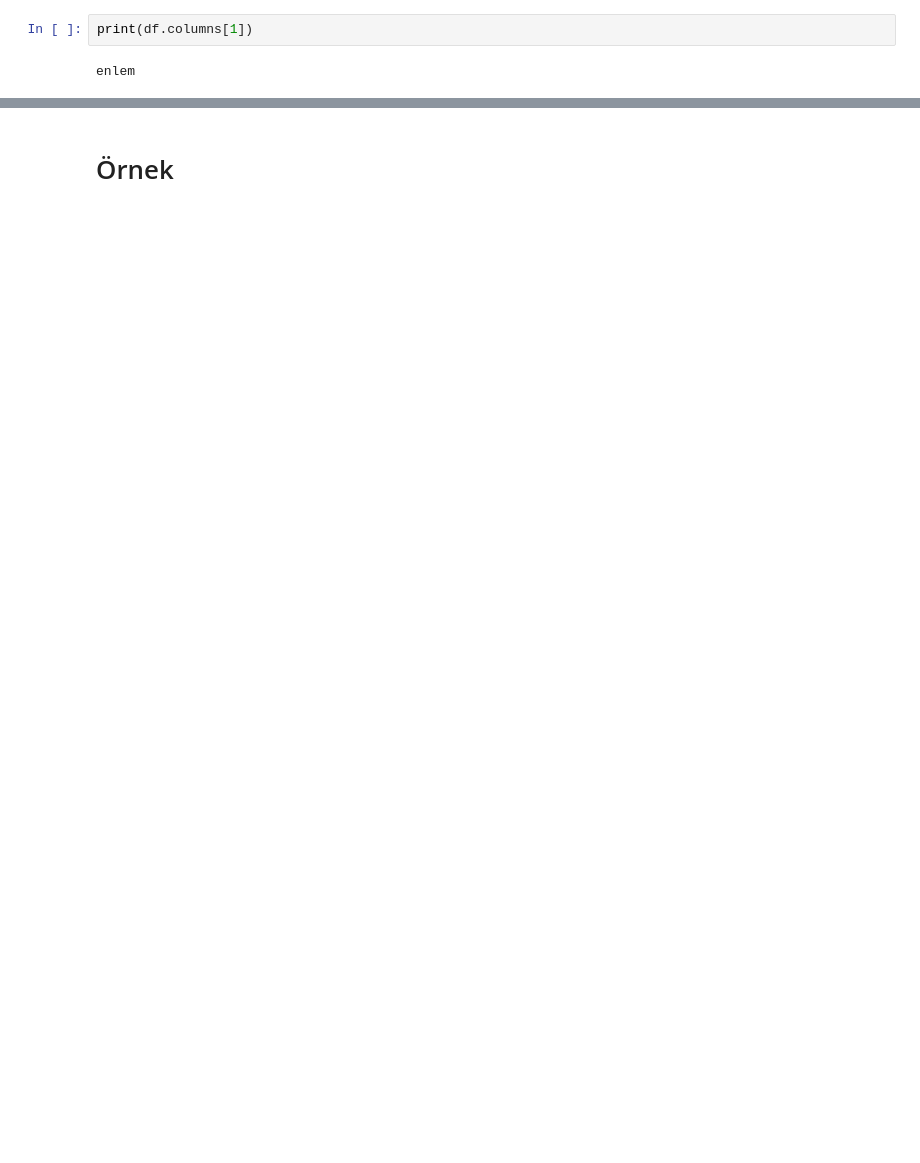
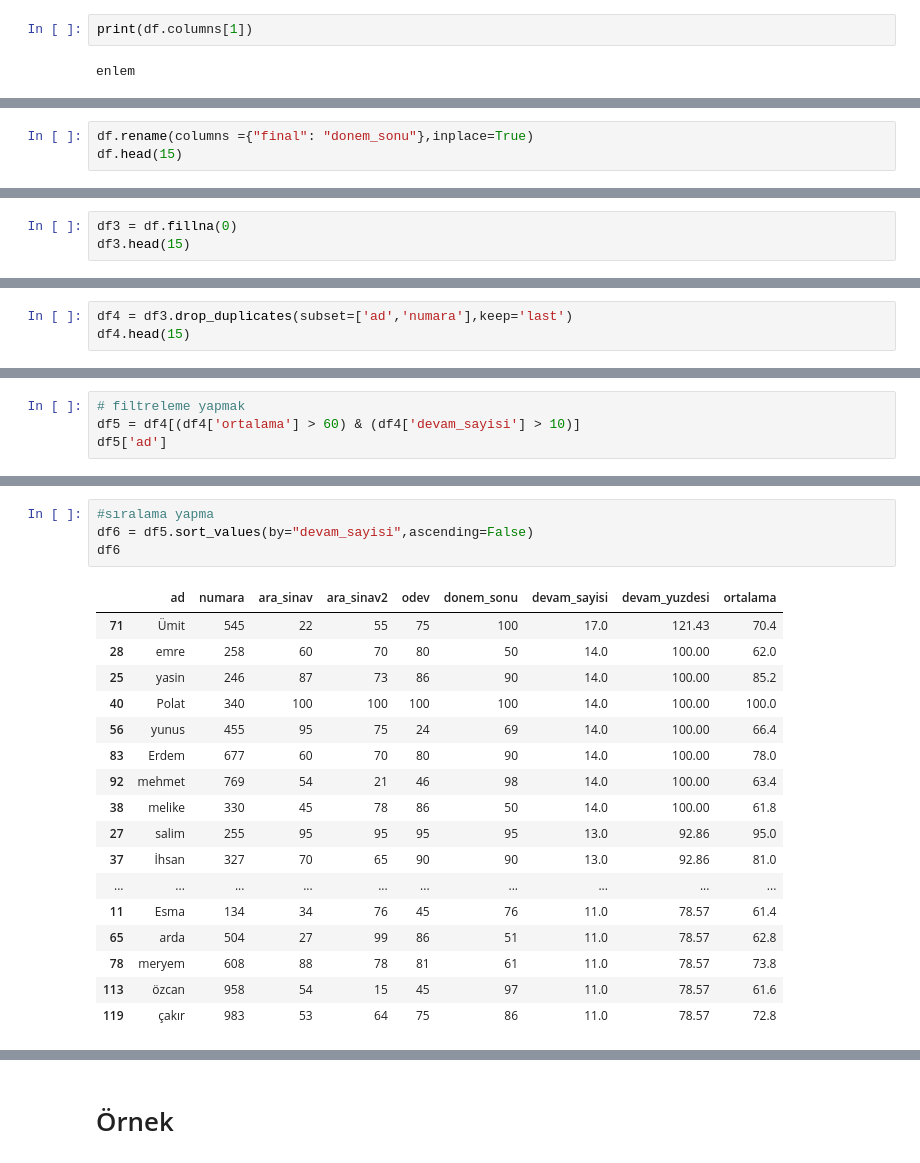
Before and after one commit to ertugrulsarsar/pythonEgitim, a Jupyter notebook: pandas_Library/pandas_Library.ipynb, the cells around one changed output, grey strips where cells are left out. Cells and saved outputs as stored; diff of their text form; blank space fills up the shorter version.

```diff
--- a/pandas_Library/pandas_Library.ipynb
+++ b/pandas_Library/pandas_Library.ipynb
@@ -180,0 +237,3 @@ df.describe()
+# %%
+df.rename(columns ={"final": "donem_sonu"},inplace=True)
+df.head(15)
@@ -180,0 +283,3 @@ df.describe()
+# %%
+df3 = df.fillna(0)
+df3.head(15)
@@ -180,0 +303,3 @@ df.describe()
+# %%
+df4 = df3.drop_duplicates(subset=['ad','numara'],keep='last')
+df4.head(15)
@@ -180,0 +323,4 @@ df.describe()
+# %%
+# filtreleme yapmak
+df5 = df4[(df4['ortalama'] > 60) & (df4['devam_sayisi'] > 10)]
+df5['ad']
@@ -180,0 +345,22 @@ df.describe()
+# %%
+#sıralama yapma
+df6 = df5.sort_values(by="devam_sayisi",ascending=False)
+df6
+# %% [output]
+|  | ad | numara | ara_sinav | ara_sinav2 | odev | donem_sonu | devam_sayisi | devam_yuzdesi | ortalama |
+| 71 | Ümit | 545 | 22 | 55 | 75 | 100 | 17.0 | 121.43 | 70.4 |
+| 28 | emre | 258 | 60 | 70 | 80 | 50 | 14.0 | 100.00 | 62.0 |
+| 25 | yasin | 246 | 87 | 73 | 86 | 90 | 14.0 | 100.00 | 85.2 |
+| 40 | Polat | 340 | 100 | 100 | 100 | 100 | 14.0 | 100.00 | 100.0 |
+| 56 | yunus | 455 | 95 | 75 | 24 | 69 | 14.0 | 100.00 | 66.4 |
+| 83 | Erdem | 677 | 60 | 70 | 80 | 90 | 14.0 | 100.00 | 78.0 |
+| 92 | mehmet | 769 | 54 | 21 | 46 | 98 | 14.0 | 100.00 | 63.4 |
+| 38 | melike | 330 | 45 | 78 | 86 | 50 | 14.0 | 100.00 | 61.8 |
+| 27 | salim | 255 | 95 | 95 | 95 | 95 | 13.0 | 92.86 | 95.0 |
+| 37 | İhsan | 327 | 70 | 65 | 90 | 90 | 13.0 | 92.86 | 81.0 |
+| ... | ... | ... | ... | ... | ... | ... | ... | ... | ... |
+| 11 | Esma | 134 | 34 | 76 | 45 | 76 | 11.0 | 78.57 | 61.4 |
+| 65 | arda | 504 | 27 | 99 | 86 | 51 | 11.0 | 78.57 | 62.8 |
+| 78 | meryem | 608 | 88 | 78 | 81 | 61 | 11.0 | 78.57 | 73.8 |
+| 113 | özcan | 958 | 54 | 15 | 45 | 97 | 11.0 | 78.57 | 61.6 |
+| 119 | çakır | 983 | 53 | 64 | 75 | 86 | 11.0 | 78.57 | 72.8 |
```
Also changed, not shown: parts of 30 cells of this notebook.
